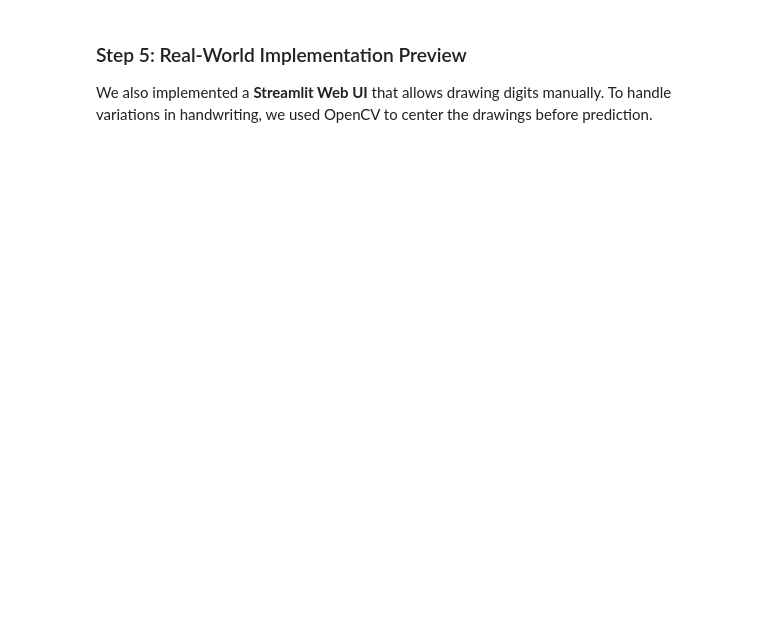
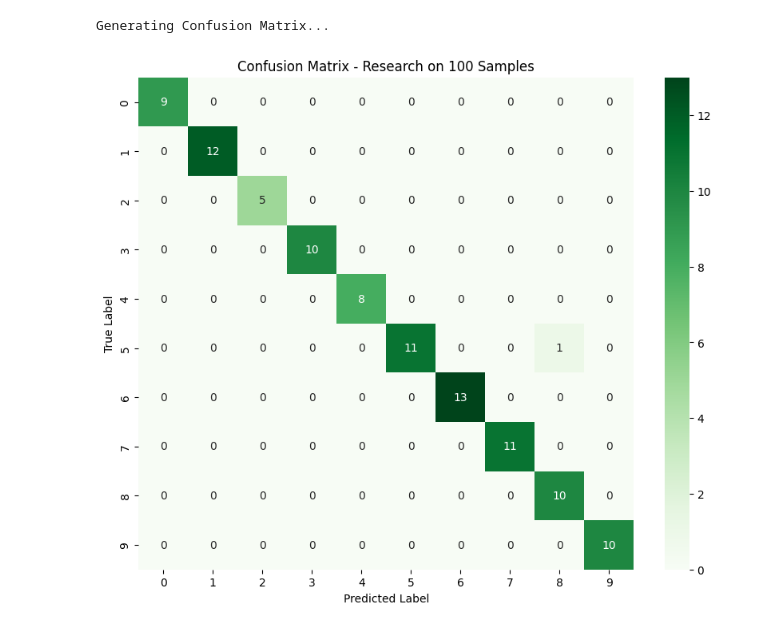
Before and after one commit to moroz3ivanka-dotcom/digit-recognizer, a Jupyter notebook: research.ipynb, the cells around one changed output. Drawn from its saved outputs; the diff is of its cells as text; code cells hidden in the pictures; blank space fills up the shorter version.

```diff
--- a/research.ipynb
+++ b/research.ipynb
@@ -44,11 +265,17 @@ The matrix below shows where the model misclassifies digits.
 # %%
-cm = confusion_matrix(y_test, y_pred)
+import seaborn as sns
+from sklearn.metrics import confusion_matrix
+
+print("Generating Confusion Matrix...")
+cm = confusion_matrix(y_true, y_pred)
+
 plt.figure(figsize=(10, 8))
-sns.heatmap(cm, annot=True, fmt='d', cmap='Blues')
-plt.title('Final Confusion Matrix - CNN')
+sns.heatmap(cm, annot=True, fmt='d', cmap='Greens',
+            xticklabels=range(10), yticklabels=range(10))
+plt.title(f'Confusion Matrix - Research on {num_samples} Samples')
 plt.xlabel('Predicted Label')
 plt.ylabel('True Label')
 plt.show()
+# %% [output]
+Generating Confusion Matrix...
+[figure, added]
-# %% [markdown]
-### Step 5: Real-World Implementation Preview
-We also implemented a **Streamlit Web UI** that allows drawing digits manually. To handle variations in handwriting, we used OpenCV to center the drawings before prediction.
```
Also changed, not shown: parts of 26 cells of this notebook, 1 other file.
